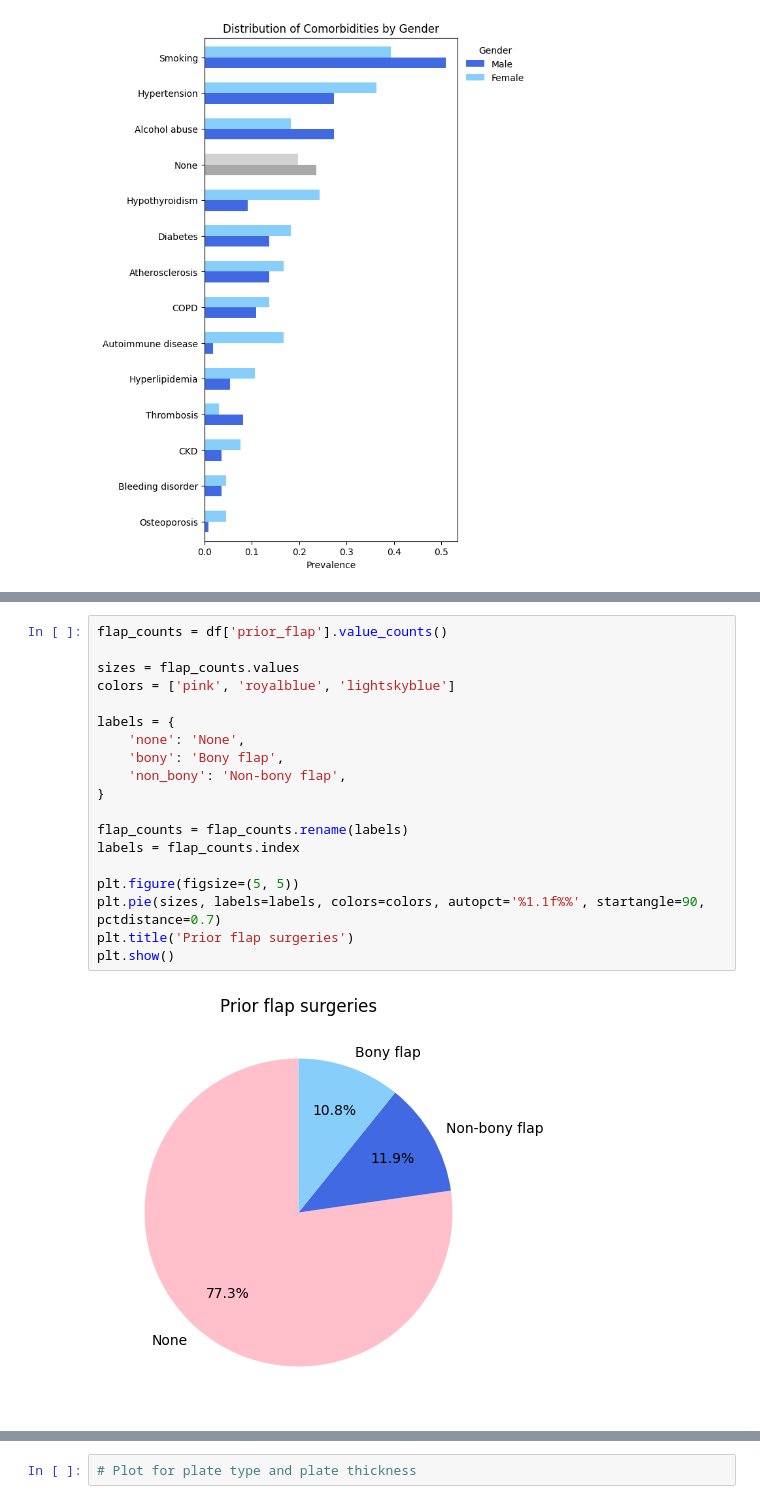
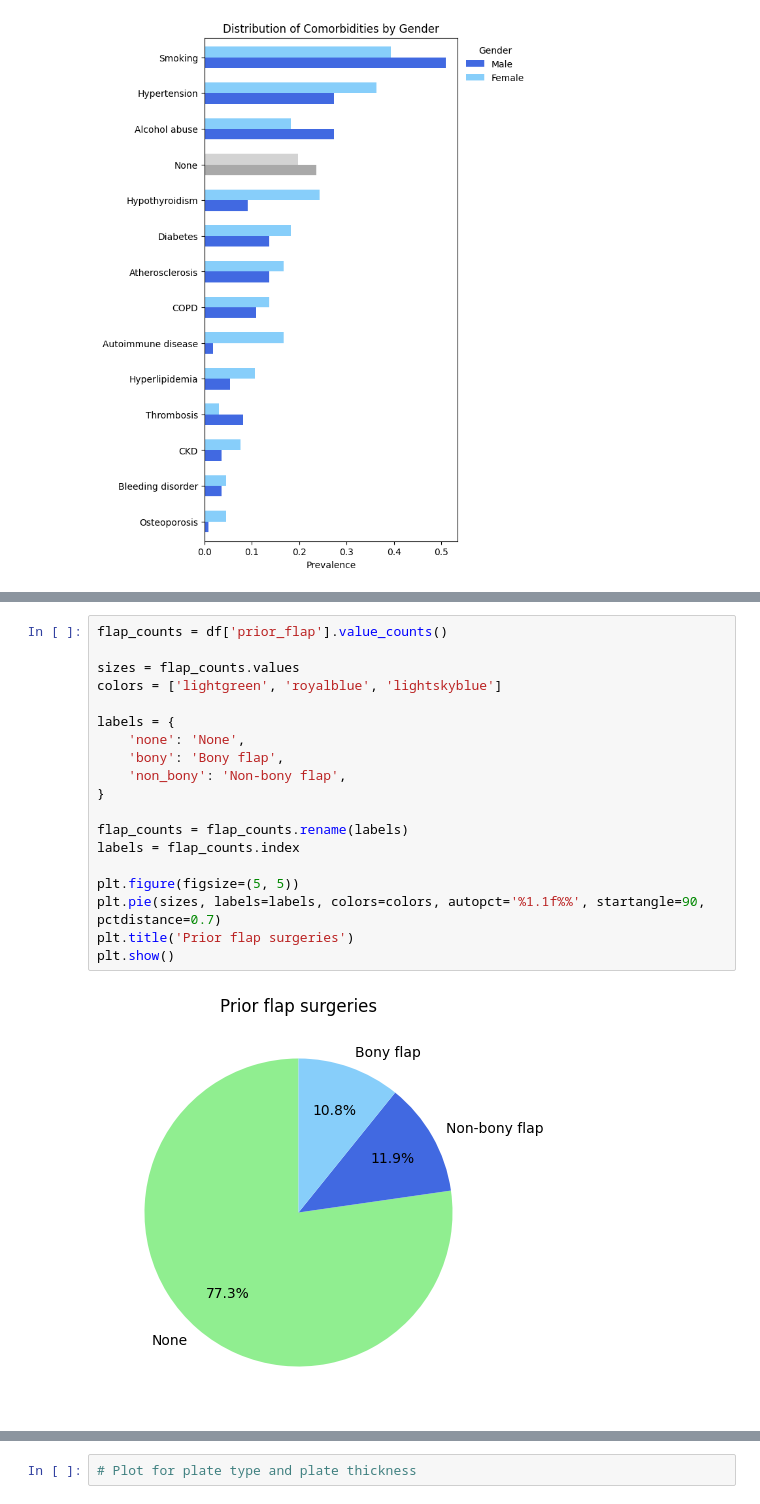
Before and after one commit to philipp-lampert/mymandible, a Jupyter notebook: data_science/02_data_exploration.ipynb, the cells around one changed output, grey strips where cells are left out. Saved outputs shown, nothing was run; the diff lists cells and outputs as text.

Commit message:
Update plots

```diff
--- a/data_science/02_data_exploration.ipynb
+++ b/data_science/02_data_exploration.ipynb
@@ -279,21 +207,21 @@ plt.show()
 # %%
 flap_counts = df['prior_flap'].value_counts()
 
 sizes = flap_counts.values
-colors = ['pink', 'royalblue', 'lightskyblue']
+colors = ['lightgreen', 'royalblue', 'lightskyblue']
 
 labels = {
     'none': 'None',
     'bony': 'Bony flap',
     'non_bony': 'Non-bony flap',
 }
 
 flap_counts = flap_counts.rename(labels)
 labels = flap_counts.index
 
 plt.figure(figsize=(5, 5))
 plt.pie(sizes, labels=labels, colors=colors, autopct='%1.1f%%', startangle=90, pctdistance=0.7)
 plt.title('Prior flap surgeries')
 plt.show()
 # %% [output]
-[figure, old version]
+[figure, new version]
```
Also changed, not shown: parts of 7 cells of this notebook.
